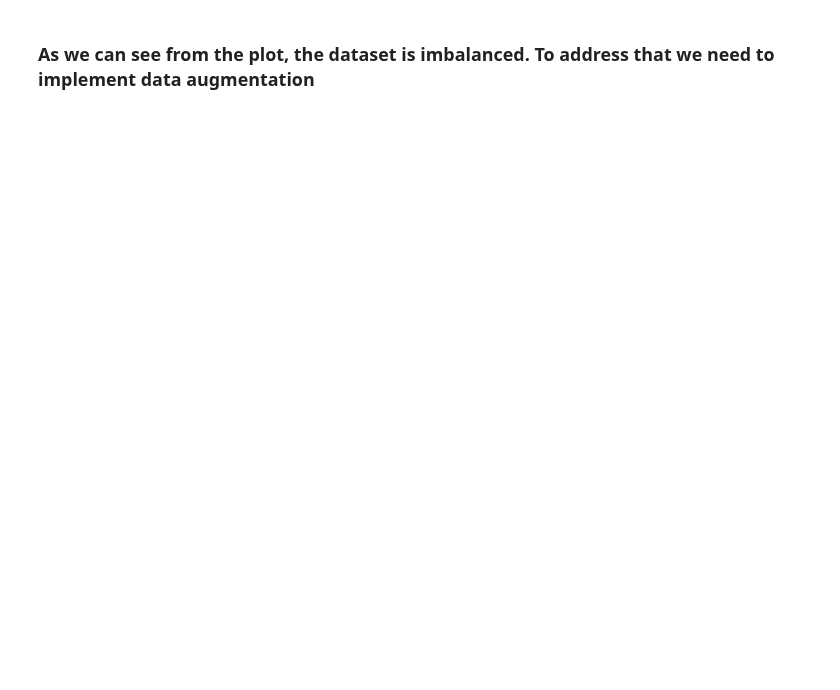
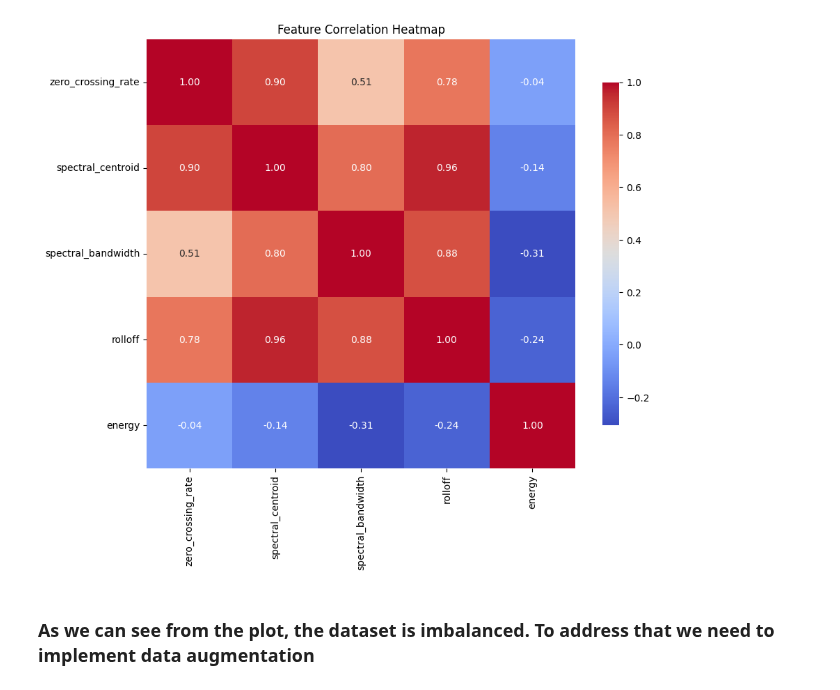
Before and after one commit to YouRekt/ML-intro, a Jupyter notebook: eda.ipynb, the cells around one changed output. Cells and saved outputs as stored; diff of their text form; code cells hidden in the pictures; blank space fills up the shorter version.

```diff
--- a/eda.ipynb
+++ b/eda.ipynb
@@ -94,3 +260,55 @@ Name: sample rate, dtype: float64
+# %%
+def extract_features(filepath, class_1_speakers):
+    features_list = []
+
+    # Load and compute features
+    for file in os.listdir(filepath):
+        audio, sr = librosa.load(os.path.join(filepath, file), sr=None)
+
+        # Calculate features
+        zcr = librosa.feature.zero_crossing_rate(audio).mean()
+        spectral_centroid = librosa.feature.spectral_centroid(y=audio, sr=sr).mean()
+        spectral_bandwidth = librosa.feature.spectral_bandwidth(y=audio, sr=sr).mean()
+        rolloff = librosa.feature.spectral_rolloff(y=audio, sr=sr, roll_percent=0.85).mean()
+        energy = np.sum(librosa.feature.rms(y=audio))
+
+        # Store features in a dictionary
+        features = {
+            'filename': file,
+            'class': 'Class 1' if file.split('_')[0] in class_1_speakers else 'Class 0',
+            'zero_crossing_rate': zcr,
+            'spectral_centroid': spectral_centroid,
+            'spectral_bandwidth': spectral_bandwidth,
+            'rolloff': rolloff,
+            'energy': energy
+        }
+        features_list.append(features)
+
+    # Convert to DataFrame
+    features_df = pd.DataFrame(features_list)
+    return features_df
+
+def plot_correlation_heatmap(features_df):
+    # Select only numeric columns for correlation
+    numeric_features_df = features_df.select_dtypes(include=[np.number])
+
+    # Compute the correlation matrix
+    correlation_matrix = numeric_features_df.corr()
+
+    # Set up the matplotlib figure
+    plt.figure(figsize=(10, 8))
+    sns.heatmap(correlation_matrix, annot=True, fmt='.2f', cmap='coolwarm', square=True, cbar_kws={"shrink": .8})
+    plt.title('Feature Correlation Heatmap')
+    plt.show()
+
+
+# Extract features
+features_df = extract_features(filepath, class_1_speakers)
+
+# Plot the correlation heatmap
+plot_correlation_heatmap(features_df)
+# %% [output]
+[figure, added]
 # %% [markdown]
 ### As we can see from the plot, the dataset is imbalanced. To address that we need to implement data augmentation
 # %%
```
Also changed, not shown: parts of 7 cells of this notebook.
